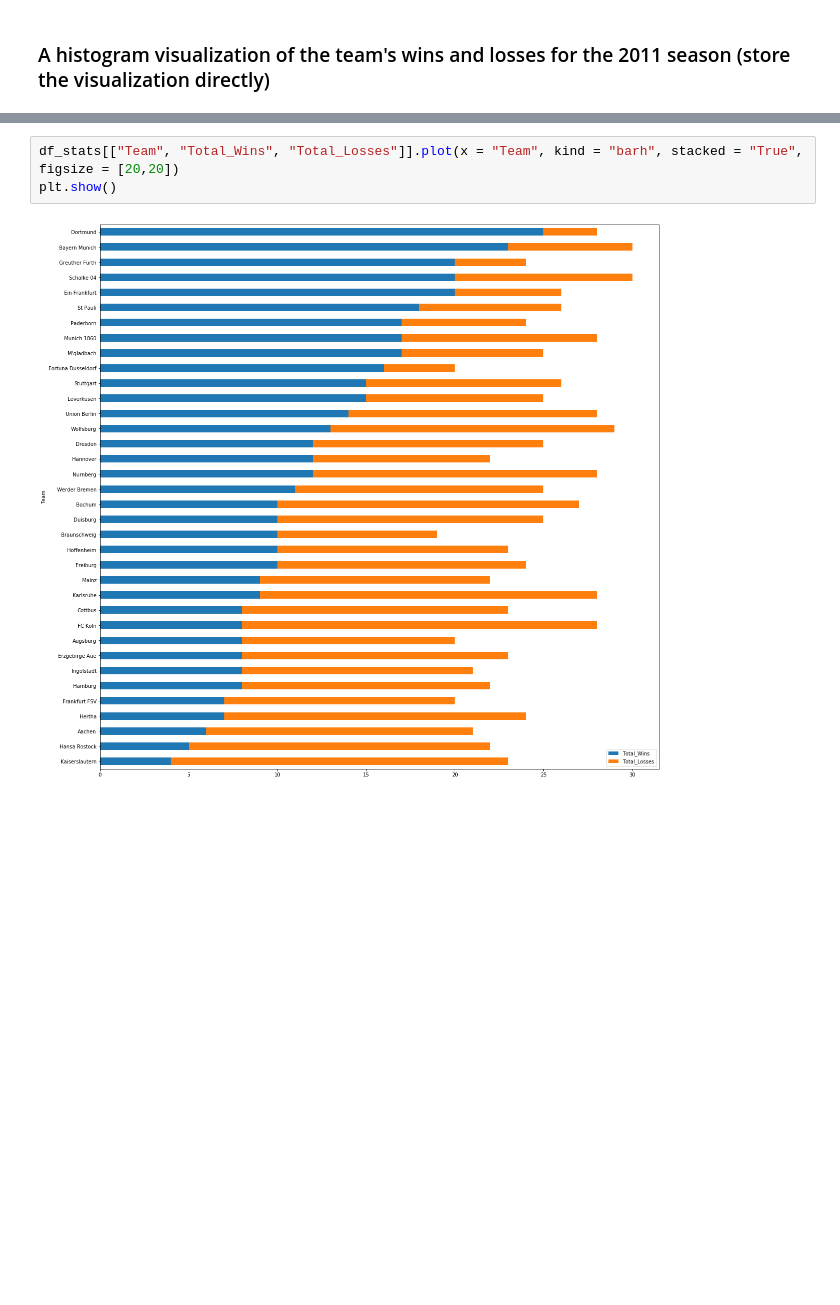
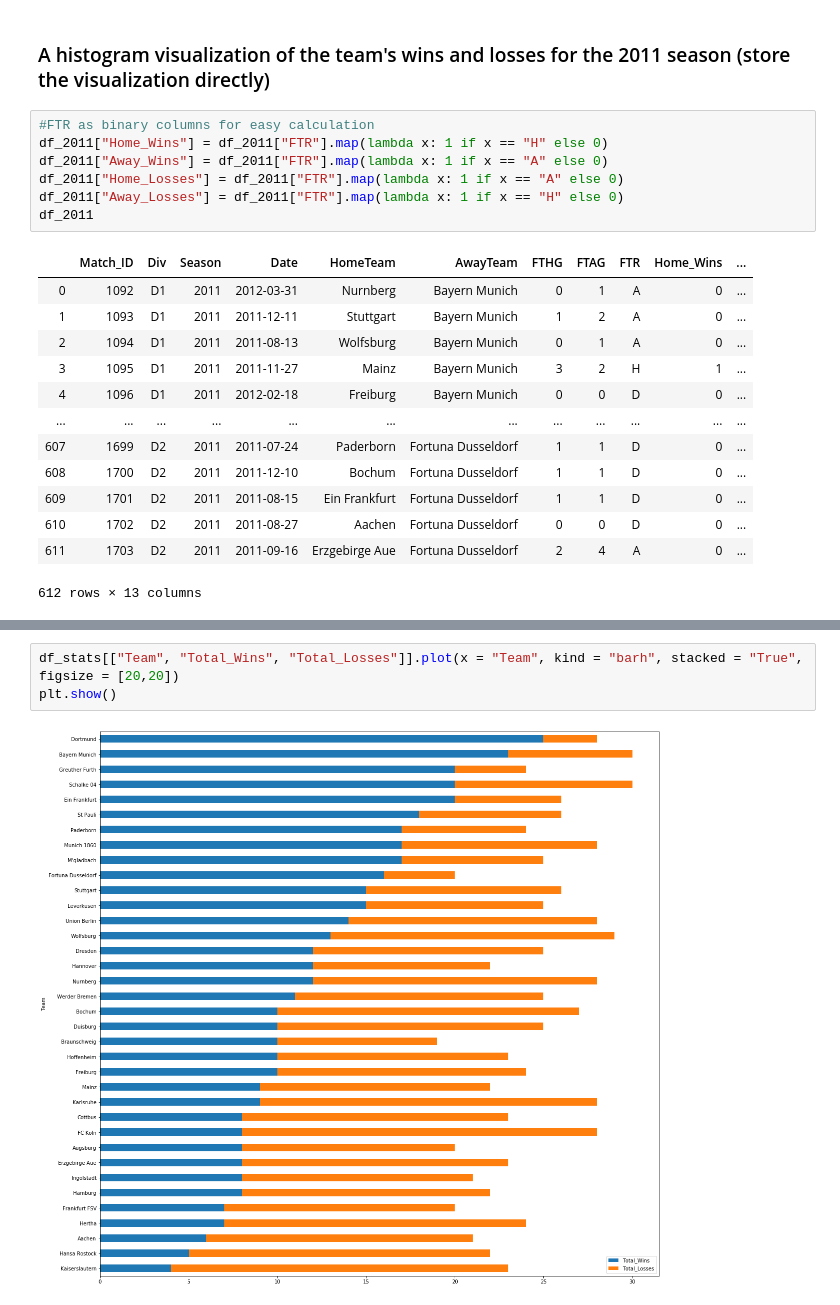
Before and after one commit to valmadrid/london-ds-100719-M2-project-template, a Jupyter notebook: valmadrid.ipynb, the cells around one changed output, grey strips where cells are left out. Saved outputs shown, nothing was run; the diff lists cells and outputs as text; blank space fills up the shorter version.

```diff
--- a/valmadrid.ipynb
+++ b/valmadrid.ipynb
@@ -332,2 +272,23 @@ df_stats.sort_values("Total_Wins", inplace= True)
 # %% [markdown]
 ### A histogram visualization of the team's wins and losses for the 2011 season (store the visualization directly)
+# %%
+#FTR as binary columns for easy calculation
+df_2011["Home_Wins"] = df_2011["FTR"].map(lambda x: 1 if x == "H" else 0)
+df_2011["Away_Wins"] = df_2011["FTR"].map(lambda x: 1 if x == "A" else 0)
+df_2011["Home_Losses"] = df_2011["FTR"].map(lambda x: 1 if x == "A" else 0)
+df_2011["Away_Losses"] = df_2011["FTR"].map(lambda x: 1 if x == "H" else 0)
+df_2011
+# %% [output]
+|  | Match_ID | Div | Season | Date | HomeTeam | AwayTeam | FTHG | FTAG | FTR | Home_Wins | ... |
+| 0 | 1092 | D1 | 2011 | 2012-03-31 | Nurnberg | Bayern Munich | 0 | 1 | A | 0 | ... |
+| 1 | 1093 | D1 | 2011 | 2011-12-11 | Stuttgart | Bayern Munich | 1 | 2 | A | 0 | ... |
+| 2 | 1094 | D1 | 2011 | 2011-08-13 | Wolfsburg | Bayern Munich | 0 | 1 | A | 0 | ... |
+| 3 | 1095 | D1 | 2011 | 2011-11-27 | Mainz | Bayern Munich | 3 | 2 | H | 1 | ... |
+| 4 | 1096 | D1 | 2011 | 2012-02-18 | Freiburg | Bayern Munich | 0 | 0 | D | 0 | ... |
+| ... | ... | ... | ... | ... | ... | ... | ... | ... | ... | ... | ... |
+| 607 | 1699 | D2 | 2011 | 2011-07-24 | Paderborn | Fortuna Dusseldorf | 1 | 1 | D | 0 | ... |
+| 608 | 1700 | D2 | 2011 | 2011-12-10 | Bochum | Fortuna Dusseldorf | 1 | 1 | D | 0 | ... |
+| 609 | 1701 | D2 | 2011 | 2011-08-15 | Ein Frankfurt | Fortuna Dusseldorf | 1 | 1 | D | 0 | ... |
+| 610 | 1702 | D2 | 2011 | 2011-08-27 | Aachen | Fortuna Dusseldorf | 0 | 0 | D | 0 | ... |
+| 611 | 1703 | D2 | 2011 | 2011-09-16 | Erzgebirge Aue | Fortuna Dusseldorf | 2 | 4 | A | 0 | ... |
+612 rows × 13 columns
```
Also changed, not shown: parts of 45 cells of this notebook, 2 other files.
